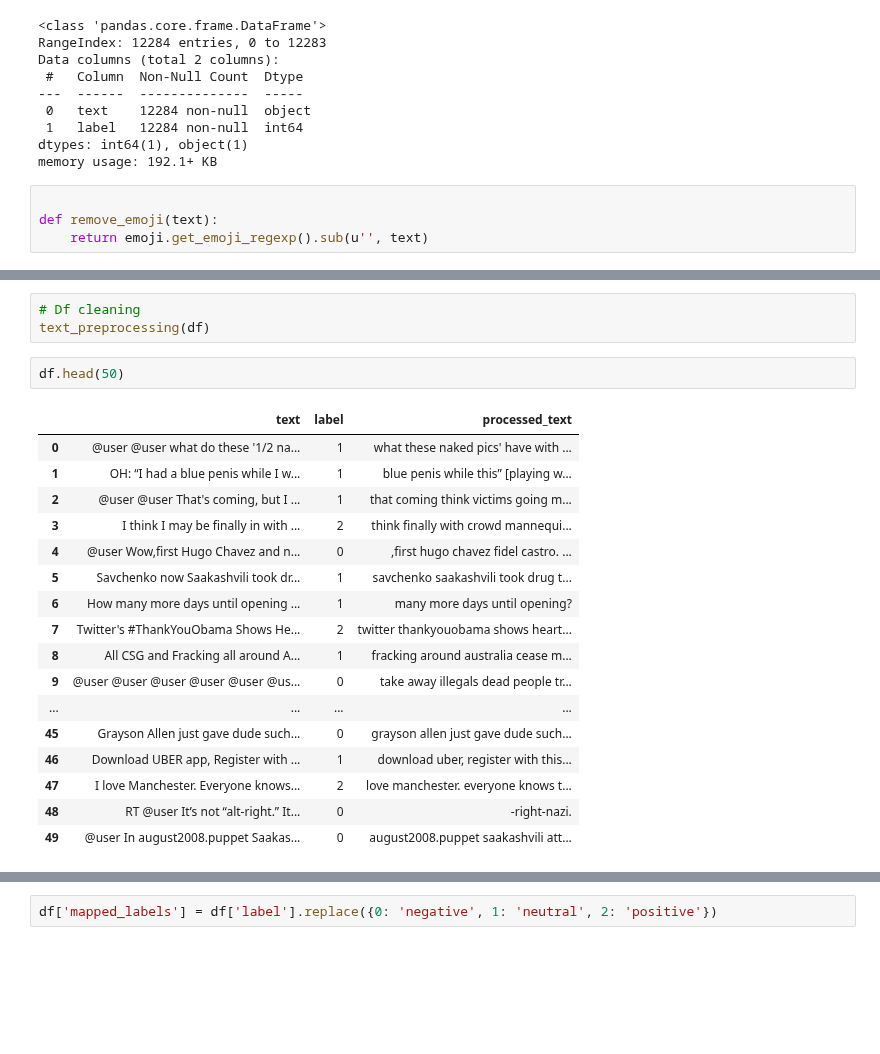
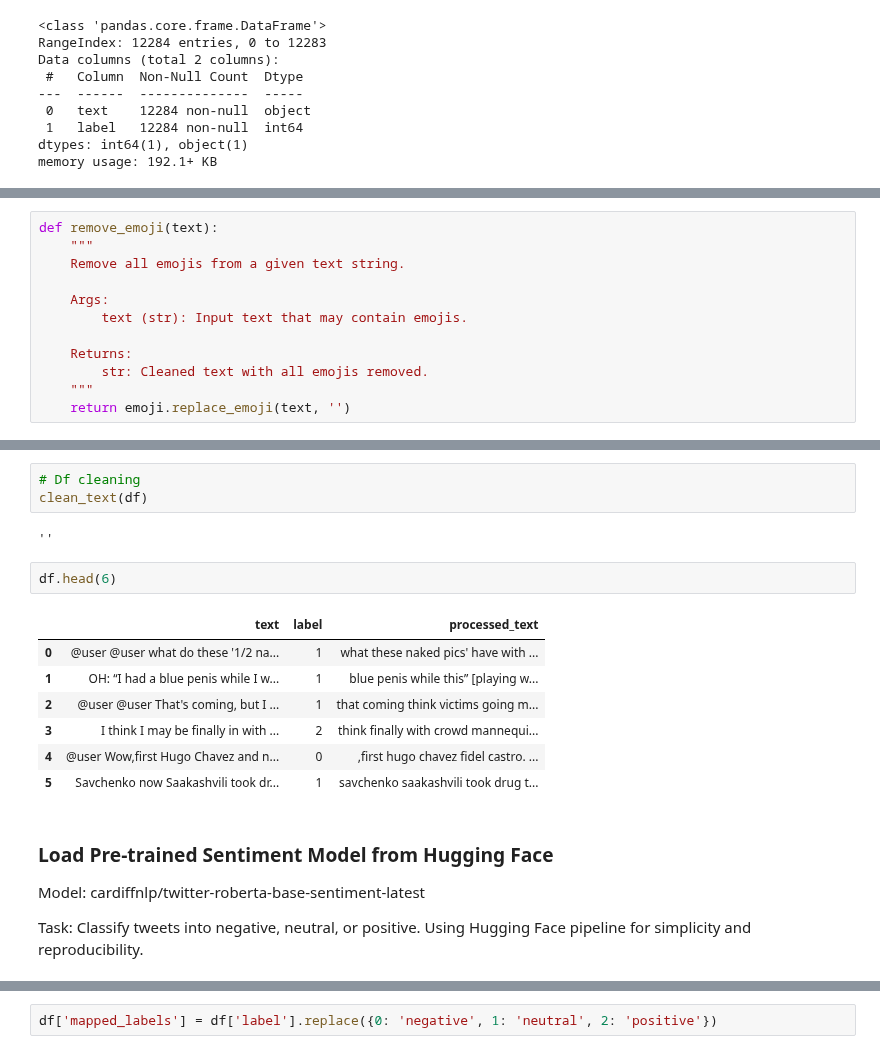
Before and after one commit to silentfortin/ai-portfolio, a Jupyter notebook: 10-mlops-reputation/notebooks/sentiment_analysis.ipynb, the cells around one changed output, grey strips where cells are left out. Saved outputs shown, nothing was run; the diff lists cells and outputs as text; blank space fills up the shorter version.

```diff
--- a/10-mlops-reputation/notebooks/sentiment_analysis.ipynb
+++ b/10-mlops-reputation/notebooks/sentiment_analysis.ipynb
@@ -44,7 +72,3 @@ Data columns (total 2 columns):
  1   label   12284 non-null  int64
 dtypes: int64(1), object(1)
 memory usage: 192.1+ KB
-# %%
-
-def remove_emoji(text):
-    return emoji.get_emoji_regexp().sub(u'', text)
@@ -51 +85,13 @@ def remove_emoji(text):
+# %%
+def remove_emoji(text):
+    """
+    Remove all emojis from a given text string.
+
+    Args:
+        text (str): Input text that may contain emojis.
+
+    Returns:
+        str: Cleaned text with all emojis removed.
+    """
+    return emoji.replace_emoji(text, '')
 # %%
@@ -81,26 +126,24 @@ def text_preprocessing(sentiment_df):
 # %%
 # Df cleaning
-text_preprocessing(df)
+clean_text(df)
+# %% [output]
+''
 # %%
-df.head(50)
+df.head(6)
 # %% [output]
 |  | text | label | processed_text |
 | 0 | @user @user what do these '1/2 na... | 1 | what these naked pics' have with ... |
 | 1 | OH: “I had a blue penis while I w... | 1 | blue penis while this” [playing w... |
 | 2 | @user @user That's coming, but I ... | 1 | that coming think victims going m... |
 | 3 | I think I may be finally in with ... | 2 | think finally with crowd mannequi... |
 | 4 | @user Wow,first Hugo Chavez and n... | 0 | ,first hugo chavez fidel castro. ... |
 | 5 | Savchenko now Saakashvili took dr... | 1 | savchenko saakashvili took drug t... |
-| 6 | How many more days until opening ... | 1 | many more days until opening? |
-| 7 | Twitter's #ThankYouObama Shows He... | 2 | twitter thankyouobama shows heart... |
-| 8 | All CSG and Fracking all around A... | 1 | fracking around australia cease m... |
-| 9 | @user @user @user @user @user @us... | 0 | take away illegals dead people tr... |
-| ... | ... | ... | ... |
-| 45 | Grayson Allen just gave dude such... | 0 | grayson allen just gave dude such... |
-| 46 | Download UBER app, Register with ... | 1 | download uber, register with this... |
-| 47 | I love Manchester. Everyone knows... | 2 | love manchester. everyone knows t... |
-| 48 | RT @user It’s not “alt-right.” It... | 0 | -right-nazi. |
-| 49 | @user In august2008.puppet Saakas... | 0 | august2008.puppet saakashvili att... |
+# %% [markdown]
+### Load Pre-trained Sentiment Model from Hugging Face
+
+Model: cardiffnlp/twitter-roberta-base-sentiment-latest
+
+Task: Classify tweets into negative, neutral, or positive. Using Hugging Face pipeline for simplicity and reproducibility.
 # %%
 model_name = "cardiffnlp/twitter-roberta-base-sentiment-latest"
 sentiment_pipeline = pipeline("sentiment-analysis", model=model_name, tokenizer=model_name)
```
Also changed, not shown: parts of 24 cells of this notebook.
